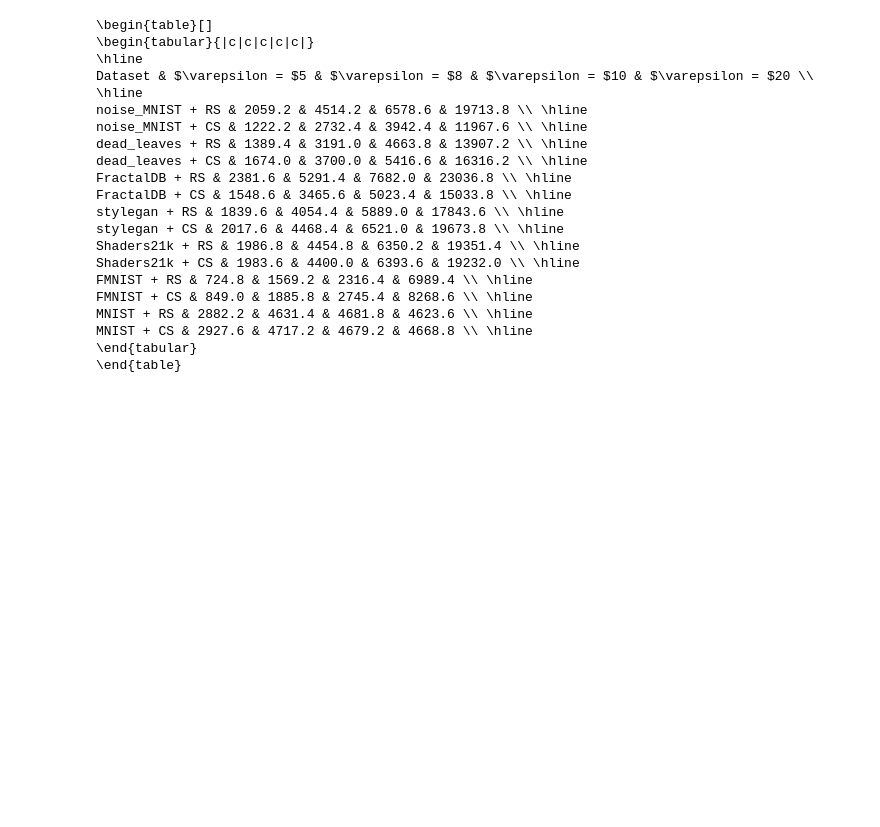
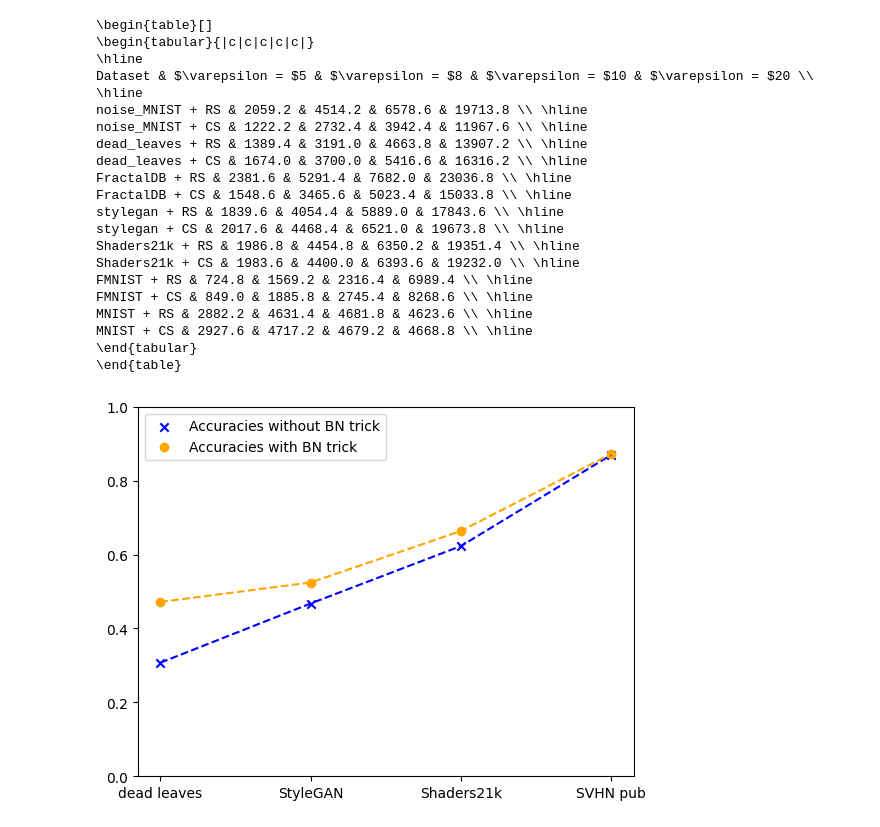
Before and after one commit to mime00001/Noise_PATE, a Jupyter notebook: notebook.ipynb, the cells around one changed output. Drawn from its saved outputs; the diff is of its cells as text; code cells hidden in the pictures; blank space fills up the shorter version.

```diff
--- a/notebook.ipynb
+++ b/notebook.ipynb
@@ -244,3 +244,39 @@ MNIST + RS & 2882.2 & 4631.4 & 4681.8 & 4623.6 \\ \hline
 MNIST + CS & 2927.6 & 4717.2 & 4679.2 & 4668.8 \\ \hline
 \end{tabular}
 \end{table}
+# %%
+svhn_data_wo = {}
+svhn_data_with = {}
+
+
+svhn_data_wo["dead leaves"] = [0.2066599388797665, 0.25091794380587484, 0.3072296626984127, 0.4317578623882503]
+svhn_data_wo["StyleGAN"] = [0.260495062488597, 0.38905138204707174, 0.46742439792008755, 0.577475740056559]
+svhn_data_wo ["Shaders21k"] = [0.4066747628170042, 0.5480324074074074, 0.6228070550538223, 0.7199223738825031]
+svhn_data_wo["SVHN pub"] = [0.8373486247947454, 0.864189216155811, 0.8695073036398467, 0.871163593550447]
+
+
+svhn_data_with["dead leaves"] =  [0.2509250706987776, 0.37482610381317283, 0.47163496624703516, 0.6146880986590039]
+svhn_data_with["StyleGAN"] = [0.288265713373472, 0.47034357325305604, 0.5242407008301405, 0.6549336628808611]
+svhn_data_with ["Shaders21k"] = [0.45579402139208175, 0.6252216463692757, 0.6635914123791279, 0.761801421957672]
+svhn_data_with["SVHN pub"] = [0.8403939461320927, 0.868902943121693, 0.8721998437785077, 0.8764339308520341]
+# %%
+data = list(svhn_data_wo.keys())
+acc_wo = [val[2] for val in svhn_data_wo.values()]
+acc_with =  [val[2] for val in svhn_data_with.values()]
+
+
+
+plt.figure()
+plt.ylim(0, 1)
+
+plt.scatter(data, acc_wo, color="blue", label="Accuracies without BN trick", marker="x")
+plt.plot(data, acc_wo, color="blue", linestyle="dashed")
+
+plt.scatter(data, acc_with, color="orange", label="Accuracies with BN trick")
+plt.plot(data, acc_with, color="orange", linestyle="dashed")
+
+plt.legend()
+
+plt.savefig("results/comparison_on_SVHN.png")
+# %% [output]
+[figure, added]
```
Also changed, not shown: parts of 8 cells of this notebook, 2 other files.
